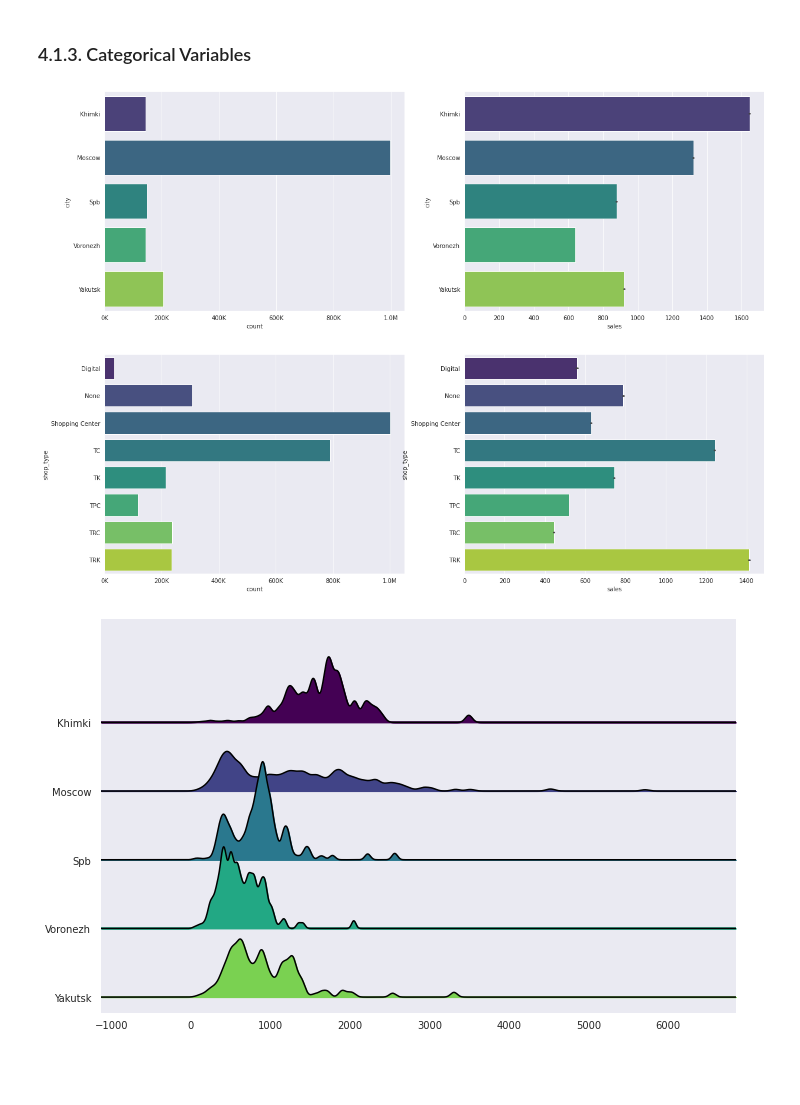
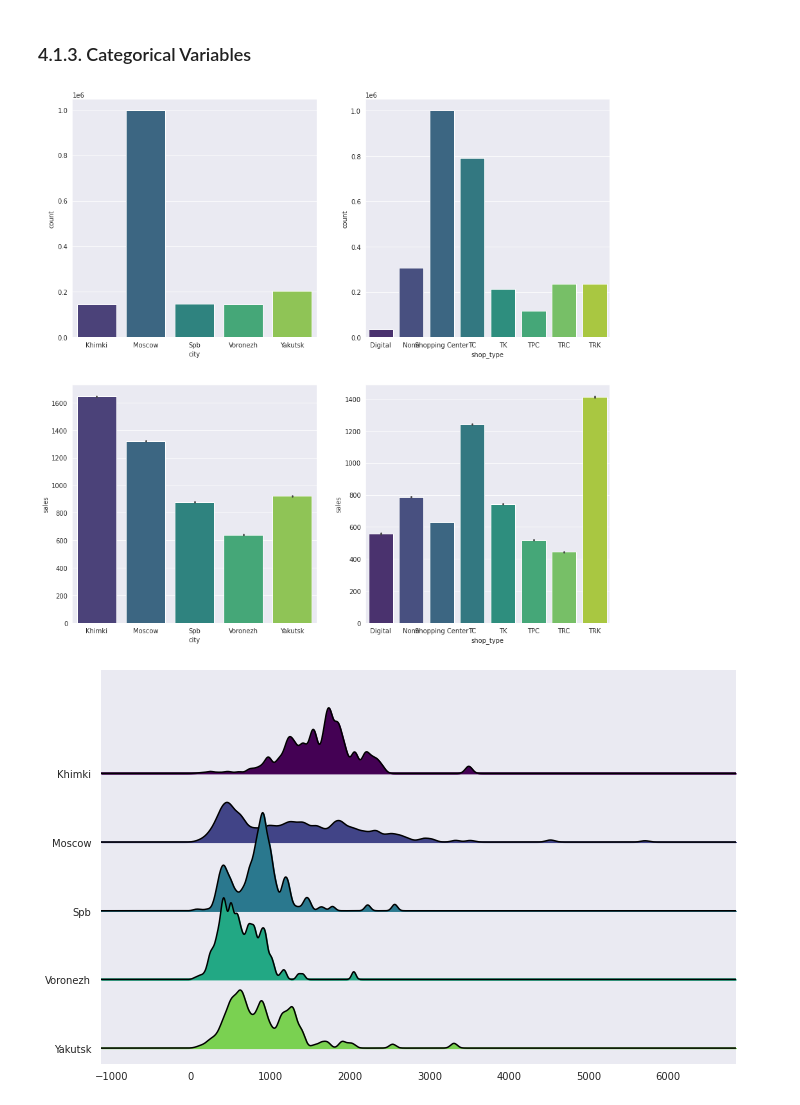
Before and after one commit to Matheus-Homem/Matheus-Homem, a Jupyter notebook: notebook/Future_Sales_Prediction.ipynb, the cells around one changed output. Drawn from its saved outputs; the diff is of its cells as text; code cells hidden in the pictures; blank space fills up the shorter version.

```diff
--- a/notebook/Future_Sales_Prediction.ipynb
+++ b/notebook/Future_Sales_Prediction.ipynb
@@ -430,43 +465,39 @@ num_attributes.hist(bins=25,figsize=(8,8),color=viridis);
 ### 4.1.3. Categorical Variables
 # %%
 #@title Barplot and countplot for most frequent cities and shop_types
-f, axes = plt.subplots(2,2,figsize=(18,15))
-formatter = FuncFormatter(format_number)
+f, axes = plt.subplots(2,2,figsize=(15,15))
 
 # city
 aux1 = sorted(list(df4['city'].value_counts().index)[:5])
-sns.countplot(y=df4[df4['city'].isin(aux1)]['city'],
+sns.countplot(df4[df4['city'].isin(aux1)]['city'],
               order=aux1,
               palette='viridis',
               ax=axes[0,0])
-axes[0,0].xaxis.set_major_formatter(formatter)
 
 sns.barplot(data=df4[df4['city'].isin(aux1)],
-            y='city',
-            x='sales',
+            x='city',
+            y='sales',
             palette='viridis',
             order=aux1,
-            ax=axes[0,1])
+            ax=axes[1,0])
 
 # shop_type
 aux2 = sorted(list(df4['shop_type'].unique()))
-sns.countplot(y=df4['shop_type'],
+sns.countplot(df4['shop_type'],
               order=aux2,
               palette='viridis',
-              ax=axes[1,0])
-axes[1,0].xaxis.set_major_formatter(formatter)
+              ax=axes[0,1])
 
 sns.barplot(data=df4,
-            y='shop_type',
-            x='sales',
+            x='shop_type',
+            y='sales',
             palette='viridis',
             order=aux2,
             ax=axes[1,1])
 
-f.tight_layout()
 plt.show()
 # %% [output]
-[figure, old version]
+[figure, new version]
 # %%
 #@title Ridgeline Plot of Sales in different cities
 joyplot(
```
Also changed, not shown: parts of 17 cells of this notebook.
